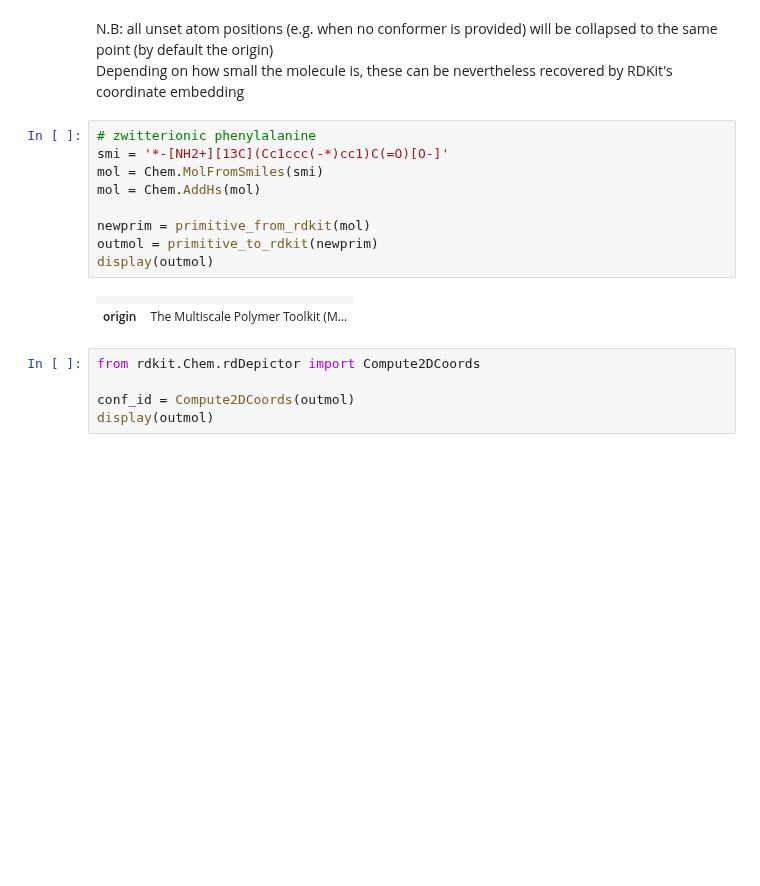
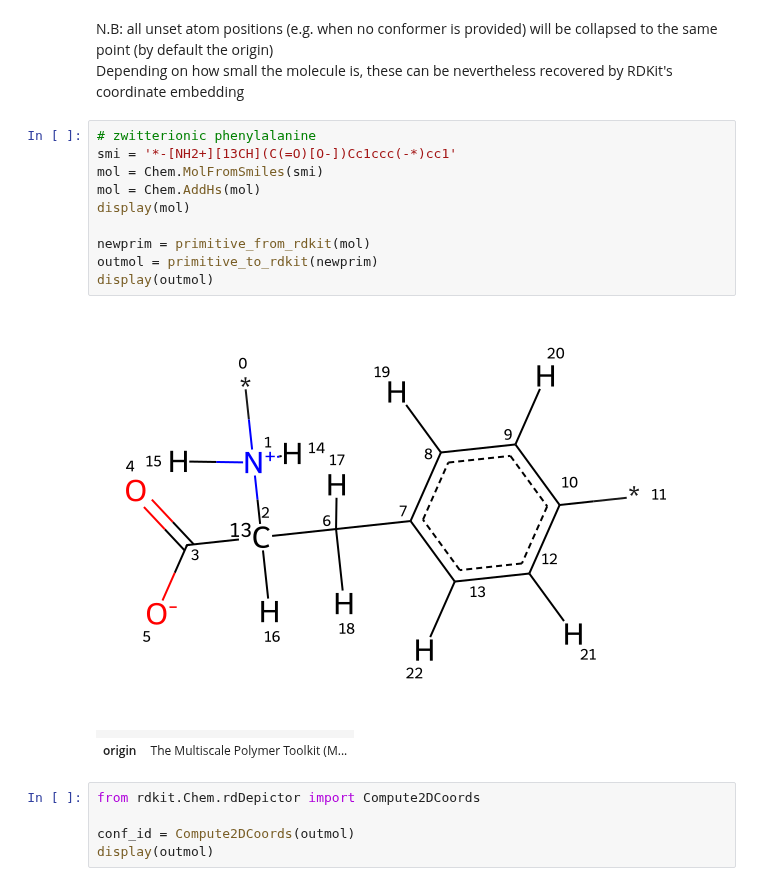
Before and after one commit to StephMcCallum/mupt-examples, a Jupyter notebook: mupt_primitives_rdkit.ipynb, the cells around one changed output. Saved outputs shown, nothing was run; the diff lists cells and outputs as text; blank space fills up the shorter version.

```diff
--- a/mupt_primitives_rdkit.ipynb
+++ b/mupt_primitives_rdkit.ipynb
@@ -155,14 +155,16 @@ N.B: all unset atom positions (e.g. when no conformer is provided) will be colla
 Depending on how small the molecule is, these can be nevertheless recovered by RDKit's coordinate embedding
 # %%
 # zwitterionic phenylalanine
-smi = '*-[NH2+][13C](Cc1ccc(-*)cc1)C(=O)[O-]'
+smi = '*-[NH2+][13CH](C(=O)[O-])Cc1ccc(-*)cc1'
 mol = Chem.MolFromSmiles(smi)
 mol = Chem.AddHs(mol)
+display(mol)
 
 newprim = primitive_from_rdkit(mol)
 outmol = primitive_to_rdkit(newprim)
 display(outmol)
 # %% [output]
+[figure, added]
 |  |  |
 | origin | The Multiscale Polymer Toolkit (M... |
 # %%
```
Also changed, not shown: parts of 3 cells of this notebook, 3 other files.
